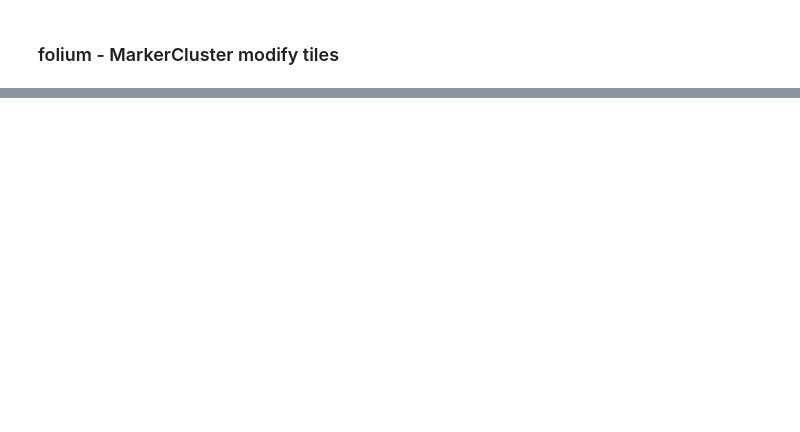
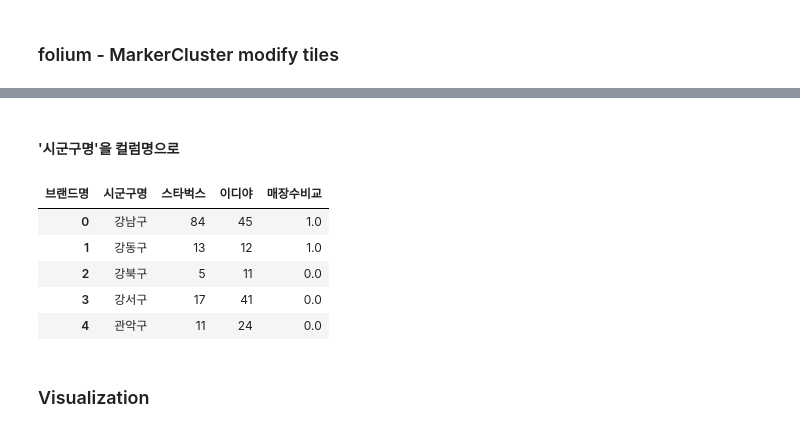
Before and after one commit to Junohera/PythonBasic2021, a Jupyter notebook: 02_DataAnalysis/15_Merchant.ipynb, the cells around one changed output, grey strips where cells are left out. Cells and saved outputs as stored; diff of their text form; code cells hidden in the pictures; blank space fills up the shorter version.

Commit message:
스타벅스 이디야 end

```diff
--- a/02_DataAnalysis/15_Merchant.ipynb
+++ b/02_DataAnalysis/15_Merchant.ipynb
@@ -203,0 +216,2 @@ m
+# %%
+df_cafe_byGuBrand = df_cafe.groupby(by=['시군구명', '브랜드명'])['상호명'].count().reset_index()
@@ -203,0 +281,3 @@ m
+# %%
+df_vs = df_cafe_byGuBrand.pivot(index='시군구명', columns='브랜드명', values='상호명')
+df_vs.head()
@@ -203,0 +294,5 @@ m
+# %%
+df_vs['매장수비교'] = df_vs['스타벅스'] - df_vs['이디야'] > 0
+df_vs['매장수비교'] = df_vs['매장수비교'].astype(float)
+
+df_vs.head()
@@ -203,0 +307,14 @@ m
+# %% [markdown]
+#### '시군구명'을 컬럼명으로
+# %%
+df_vs = df_vs.reset_index()
+df_vs.head()
+# %% [output]
+| 브랜드명 | 시군구명 | 스타벅스 | 이디야 | 매장수비교 |
+| 0 | 강남구 | 84 | 45 | 1.0 |
+| 1 | 강동구 | 13 | 12 | 1.0 |
+| 2 | 강북구 | 5 | 11 | 0.0 |
+| 3 | 강서구 | 17 | 41 | 0.0 |
+| 4 | 관악구 | 11 | 24 | 0.0 |
+# %% [markdown]
+### Visualization
```
Also changed, not shown: parts of 20 cells of this notebook.
